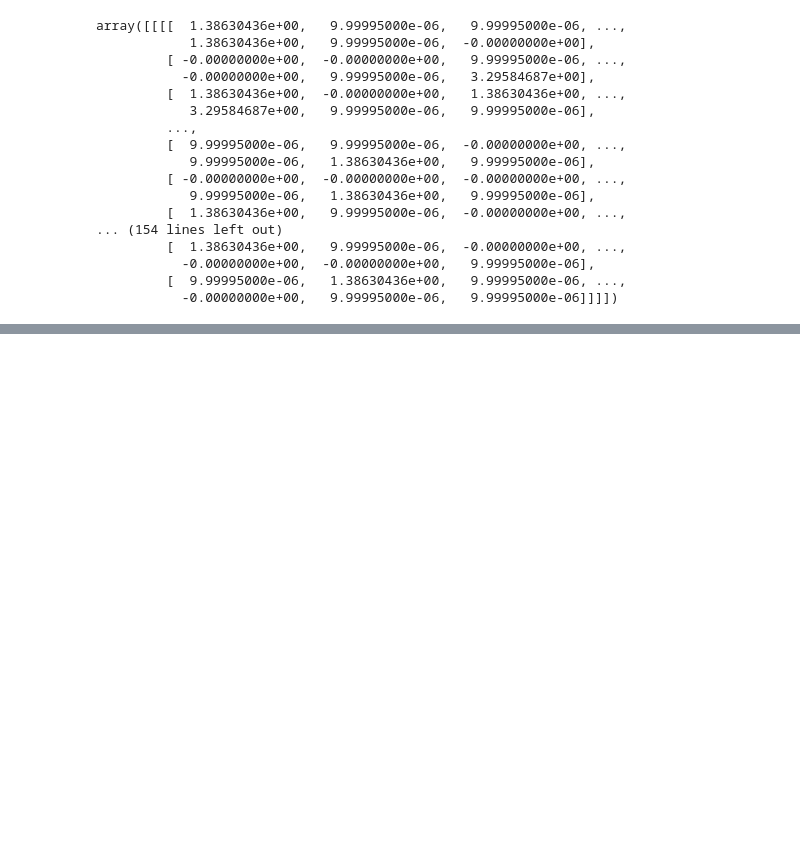
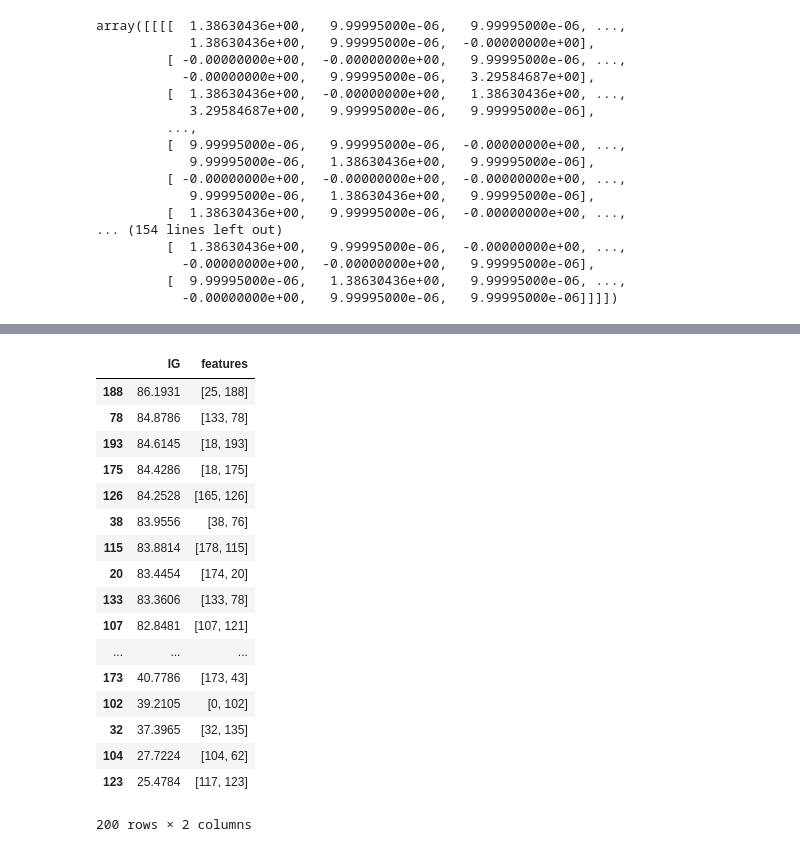
Before and after one commit to olszewskip/MDFS_playground, a Jupyter notebook: python/scheduler/scheduler0.ipynb, the cells around one changed output, grey strips where cells are left out. Drawn from its saved outputs; the diff is of its cells as text; code cells hidden in the pictures; blank space fills up the shorter version.

```diff
--- a/python/scheduler/scheduler0.ipynb
+++ b/python/scheduler/scheduler0.ipynb
@@ -1075,0 +1371,22 @@ def dummy_work(indeces, n_classes=n_classes):
+# %%
+madelon_results = pd.read_pickle("delete_me.pkl")
+madelon_results
+# %% [output]
+|  | IG | features |
+| 188 | 86.1931 | [25, 188] |
+| 78 | 84.8786 | [133, 78] |
+| 193 | 84.6145 | [18, 193] |
+| 175 | 84.4286 | [18, 175] |
+| 126 | 84.2528 | [165, 126] |
+| 38 | 83.9556 | [38, 76] |
+| 115 | 83.8814 | [178, 115] |
+| 20 | 83.4454 | [174, 20] |
+| 133 | 83.3606 | [133, 78] |
+| 107 | 82.8481 | [107, 121] |
+| ... | ... | ... |
+| 173 | 40.7786 | [173, 43] |
+| 102 | 39.2105 | [0, 102] |
+| 32 | 37.3965 | [32, 135] |
+| 104 | 27.7224 | [104, 62] |
+| 123 | 25.4784 | [117, 123] |
+200 rows × 2 columns
```
Also changed, not shown: parts of 16 cells of this notebook, 3 other files.
